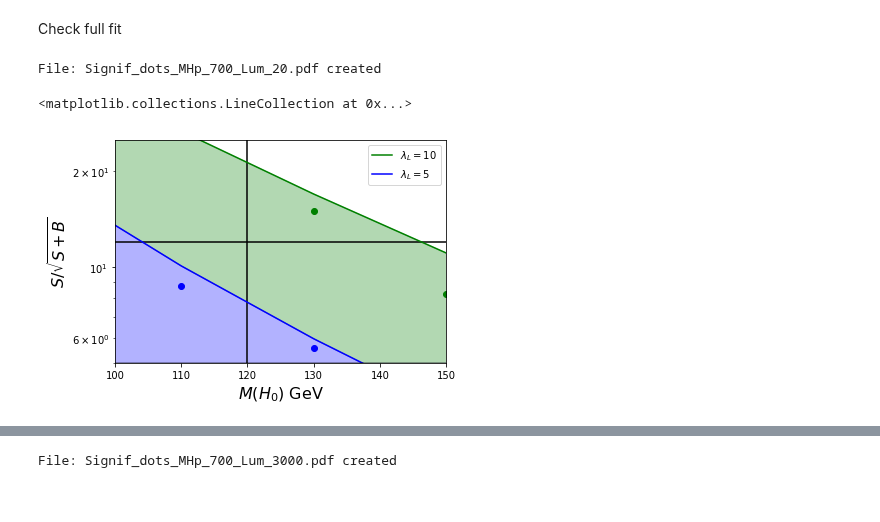
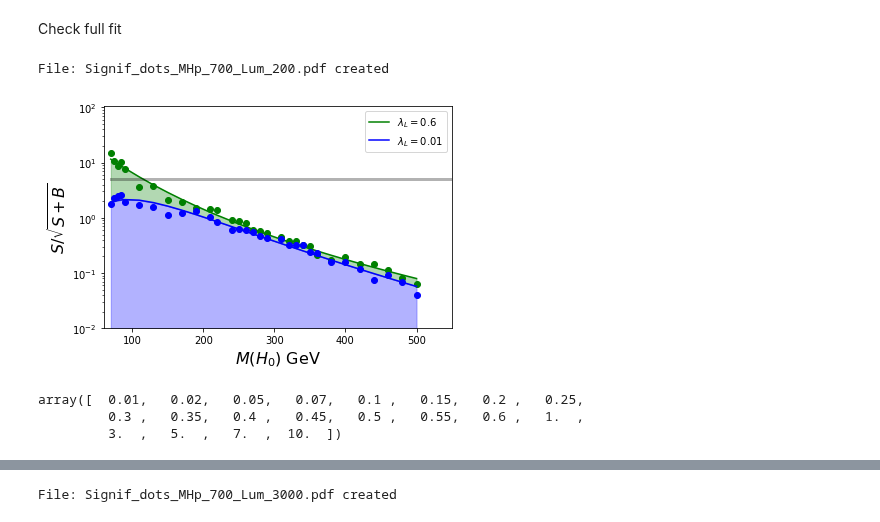
Before and after one commit to restrepo/VBF_IDM, a Jupyter notebook: Sensitivity_manual_contour.ipynb, the cells around one changed output, grey strips where cells are left out. Drawn from its saved outputs; the diff is of its cells as text; code cells hidden in the pictures.

```diff
--- a/Sensitivity_manual_contour.ipynb
+++ b/Sensitivity_manual_contour.ipynb
@@ -31,7 +31,7 @@ TB=Zvv/0.7
 
 df=pd.DataFrame()
 MHp=700 #MH+
-Lumis=[20000,1000000.,3000000.]
+Lumis=[20000,200000,1000000.,3000000.]
 LaL=np.array([0.01,0.02,0.05,0.07,0.1,0.15,0.2,0.25,0.3,0.35,0.4,0.45,0.5,0.55,0.6,1.0,3.0,5.0,7.0,10.0])
 
 if OLD:
@@ -148,14 +148,23 @@ def mfit(df,mc,LaL1=3, LaL2=1, MH1=495   , MH2=405,\
 mc=pd.DataFrame()
 # %% [markdown]
 Check full fit
+# %%
+kk=mfit(df,mc,LaL1=0.6, LaL2=0.01, MH1=800   , MH2=800,\
+    MHp=700,Lumi=200000,xmin=60,xmax=550,ymin=1E-2,ymax=105)
+#plt.hlines(12,60,500)
+# %% [output]
+File: Signif_dots_MHp_700_Lum_200.pdf created
+[figure, added]
+# %%
+LaL
+# %% [output]
+array([  0.01,   0.02,   0.05,   0.07,   0.1 ,   0.15,   0.2 ,   0.25,
+         0.3 ,   0.35,   0.4 ,   0.45,   0.5 ,   0.55,   0.6 ,   1.  ,
+         3.  ,   5.  ,   7.  ,  10.  ])
 # %%
-kk=mfit(df,mc,LaL1=10, LaL2=5, MH1=120   , MH2=405,\
-    MHp=700,Lumi=20000,xmin=100,xmax=150,ymin=5,ymax=25)
-plt.hlines(12,60,500)
+kk=mfit(df,mc,LaL1=3, LaL2=1, MH1=120   , MH2=405,\
+    MHp=700,Lumi=200000,xmin=60,xmax=550,ymin=1E-2,ymax=105)
+#plt.hlines(12,60,500)
-# %% [output]
-File: Signif_dots_MHp_700_Lum_20.pdf created
-<matplotlib.collections.LineCollection at 0x...>
-[figure, removed]
 # %%
 dftmp.MH0
 # %% [output]
```
Also changed, not shown: parts of 3 cells of this notebook, 2 other files.
